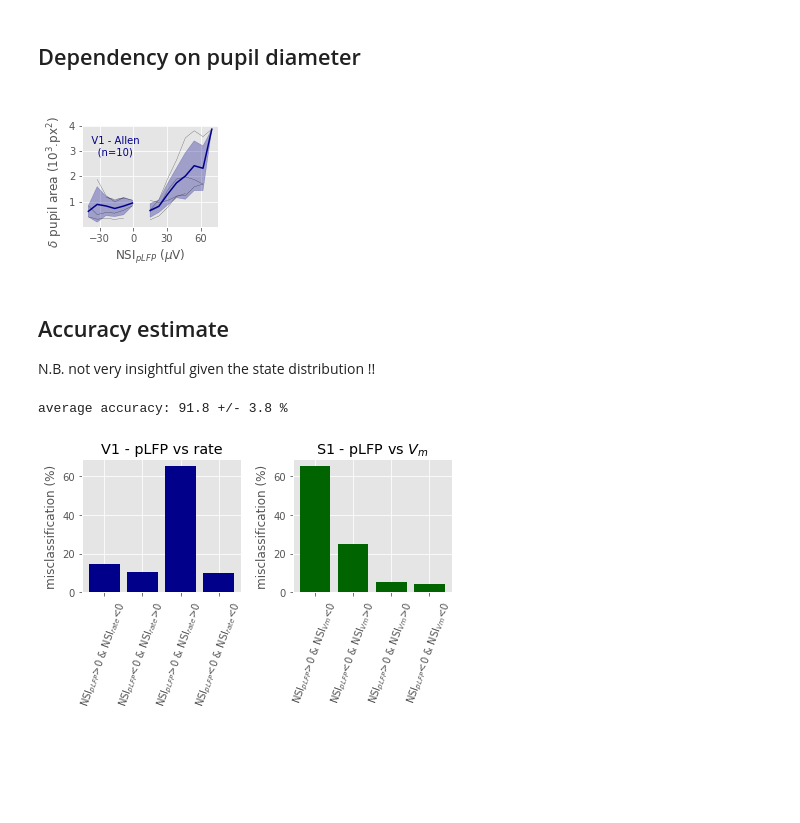
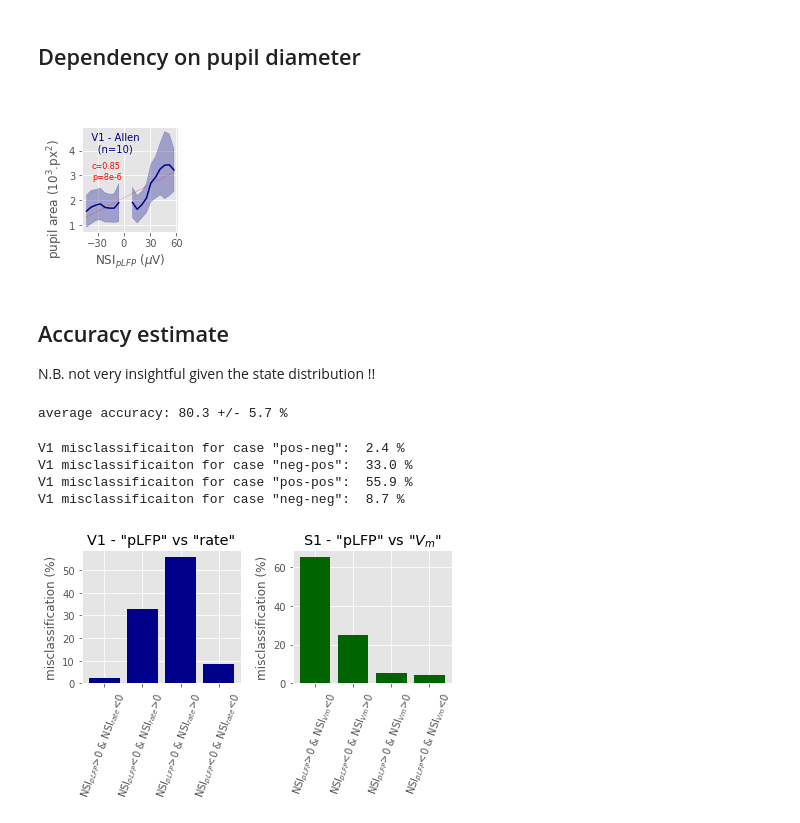
Before and after one commit to yzerlaut/Network_State_Index, a Jupyter notebook: demo/Allen-Neuropixels-dataset.ipynb, the cells around one changed output. Drawn from its saved outputs; the diff is of its cells as text; code cells hidden in the pictures; blank space fills up the shorter version.

```diff
--- a/demo/Allen-Neuropixels-dataset.ipynb
+++ b/demo/Allen-Neuropixels-dataset.ipynb
@@ -495,7 +495,7 @@ DATA = []
 for i in range(len(sessions)):
     data = Data(session_index=i, reduced=True)
     data.compute_NSI(quantity='pLFP',
-                     alpha=2.85,
+                     alpha=3.07,
                      p0_percentile=1,
                      verbose=False)
     data.validate_NSI(quantity='pLFP', verbose=False)
@@ -505,7 +505,7 @@ for i in range(len(sessions)):
                      verbose=False)
     DATA.append(data)
 # %%
-NSI_bins = np.linspace(-50, 80, 50)
+NSI_bins = np.linspace(-50, 80, 100)
 NSI_hist = np.zeros((len(sessions), len(NSI_bins)-1))
 for i, data in enumerate(DATA):
     NSI_hist[i,:] = np.histogram(data.pLFP_vNSI, bins=NSI_bins, density=True)[0]
@@ -584,9 +584,8 @@ else:
 # %% [markdown]
 ## Studying the population rate correlate of NSI$_{pLFP}$-based network states
 # %%
-NSI_bins_neg = np.linspace(-30, 0, 15)
-NSI_bins_pos = np.linspace(0, 60, 20)
-Nmin_episode = 5 # a minimum episode condition for each level (to get a meaningful average)
+NSI_bins_neg = np.linspace(-40, 0, 15)
+NSI_bins_pos = np.linspace(0, 50, 20)
 
 delta_env_rhythmic = np.zeros((len(sessions), len(NSI_bins_neg)))
 std_delta_env_rhythmic = np.zeros((len(sessions), len(NSI_bins_neg)))
@@ -600,7 +599,7 @@ for i, data in enumerate(DATA):
     rhythmic_cond_validated = data.i_pLFP_vNSI & (data.pLFP_NSI<0)
     indices = np.digitize(data.pLFP_NSI[rhythmic_cond_validated], bins=NSI_bins_neg)
     for k in range(len(NSI_bins_neg)):
-        if np.sum(indices==k)>=Nmin_episode:
+        if np.sum(indices==k)>0:
             delta_env_rhythmic[i,k] = np.mean(pop_act_low_freq_env[rhythmic_cond_validated][indices==k])
             std_delta_env_rhythmic[i,k] = np.std(pop_act_low_freq_env[rhythmic_cond_validated][indices==k])
         else:
@@ -612,7 +611,7 @@ for i, data in enumerate(DATA):
     pop_act_mean = resample_trace(data.t_pop_act, data.pop_act_sliding_mean, data.t_pLFP)
     indices = np.digitize(data.pLFP_NSI[nonrhythmic_cond_validated], bins=NSI_bins_pos)
     for k in range(len(NSI_bins_pos)):
-        if np.sum(indices==k)>=Nmin_episode:
+        if np.sum(indices==k)>0:
             mean_level_nonrhythmic[i,k] = np.mean(pop_act_mean[nonrhythmic_cond_validated][indices==k])
             std_level_nonrhythmic[i,k] = np.std(pop_act_mean[nonrhythmic_cond_validated][indices==k])
         else:
@@ -890,11 +889,13 @@ print('-- set of indices matching conditions: \n ', indices[times>t0][:10])
 # %% [markdown]
 ## Dependency on running speed
 # %%
+from scipy.stats import ttest_rel
 running_speed_threshold = 5 # cm/s
 
-NSI_bins = np.linspace(-50, 80, 50)
+NSI_bins = np.linspace(-40, 60, 20)
 NSI_hist_running = np.zeros((len(sessions), len(NSI_bins)-1))
 NSI_hist_still = np.zeros((len(sessions), len(NSI_bins)-1))
+run, still = [], []
 for i, data in enumerate(DATA):
     # we need to resample running speed to map them on validated episodes
     running_speed_resampled = resample_trace(data.t_running_speed,
@@ -903,6 +904,8 @@ for i, data in enumerate(DATA):
     NSI_hist_running[i,:] = np.histogram(data.pLFP_vNSI[running_cond], bins=NSI_bins, density=True)[0]
     still_cond = (np.abs(running_speed_resampled[data.i_pLFP_vNSI])<running_speed_threshold)
     NSI_hist_still[i,:] = np.histogram(data.pLFP_vNSI[still_cond], bins=NSI_bins, density=True)[0]
+    run.append(np.mean(data.pLFP_vNSI[running_cond]))
+    still.append(np.mean(data.pLFP_vNSI[still_cond]))
 # %%
 fig, ax = plt.subplots(1, figsize=(2.1,2.3))
 x = .5*(NSI_bins[1:]+NSI_bins[:-1])
@@ -951,48 +932,49 @@ plt.tight_layout()
 # %% [markdown]
 ## Dependency on pupil diameter
 # %%
-NSI_bins = np.linspace(-40, 70, 15)
-
+NSI_bins = np.linspace(-40, 60, 20)
 pupil_dep = np.zeros((len(sessions), len(NSI_bins)))*np.nan
-std_pupil_del = np.zeros((len(sessions), len(NSI_bins)))*np.nan
 
 Nmin_episode = 5
 
-fig, ax = plt.subplots(1, figsize=(2.7,2.3))
+fig, ax = plt.subplots(1, figsize=(2.2,2.3))
+
 n=0
 for i, data in enumerate(DATA):
     if data.pupil_area is not None:
         # we need to resample running speed to map them on validated episodes
         pupil_area_resampled = 1e-3*resample_trace(data.t_pupil_area,
                                               data.pupil_area, data.t_pLFP)[data.i_pLFP_vNSI]
 
-        pupil_area_resampled -= pupil_area_resampled.min()
-
         indices = np.digitize(data.pLFP_vNSI, bins=NSI_bins)
-
         for k in range(len(NSI_bins)):
             cond = (indices==k)
             if np.sum(cond)>Nmin_episode:
                 pupil_dep[i,k] = np.mean(pupil_area_resampled[cond])
             else:
                 pupil_dep[i,k] = np.nan
         n+=1
-        #pupil_dep[i,:] -= np.min(pupil_dep[i,:])
-        ax.plot(NSI_bins, pupil_dep[i,:], 'k-', lw=0.2)
 
-ax.annotate('\n   V1 - Allen\n     (n=%i)' % n, (0,1), xycoords='axes fraction', color='darkblue', va='top')
-ax.plot(NSI_bins, np.nanmean(pupil_dep, axis=0), color='darkblue')
-ax.fill_between(NSI_bins,
+# stat test
+cond = np.isfinite(np.nanmean(pupil_dep, axis=0))
+pol = np.polyfit(NSI_bins[cond]-.5*(NSI_bins[1]-NSI_bins[0]), np.nanmean(pupil_dep, axis=0)[cond], 1)
+ax.plot(NSI_bins-.5*(NSI_bins[1]-NSI_bins[0]), np.polyval(pol, NSI_bins-.5*(NSI_bins[1]-NSI_bins[0])), ':', color='red', lw=0.5)
+ax.annotate(str('c=%.2f\np=%.0e'%pearsonr(NSI_bins[cond], np.nanmean(pupil_dep, axis=0)[cond])).replace('-0', '-'), (.1,.5),
+            color='r', xycoords='axes fraction', fontsize=8)
+ax.annotate('   V1 - Allen\n     (n=%i)' % n, (0,0.95), xycoords='axes fraction', color='darkblue', va='top')
+ax.plot(NSI_bins-.5*(NSI_bins[1]-NSI_bins[0]), np.nanmean(pupil_dep, axis=0), color='darkblue')
+ax.fill_between(NSI_bins-.5*(NSI_bins[1]-NSI_bins[0]),
                 np.nanmean(pupil_dep, axis=0)-np.nanstd(pupil_dep, axis=0),
                 np.nanmean(pupil_dep, axis=0)+np.nanstd(pupil_dep, axis=0), color='darkblue', alpha=.3)
 
-ax.set_ylabel(' $\delta$ pupil area (10$^{3}$.px$^2$)     ')
+ax.set_ylabel('pupil area (10$^{3}$.px$^2$)           ')
 ax.set_xlabel('NSI$_{pLFP}$ ($\mu$V)')
 ax.set_xticks([-30,0,30,60])
 plt.tight_layout()
-#fig.savefig('../doc/V1-NSI-pupil.svg')
+
+fig.savefig('../doc/V1-NSI-pupil.svg')
 # %% [output]
-[figure, old version]
+[figure, new version]
 # %% [markdown]
 ## Accuracy estimate
 
@@ -1048,13 +1030,13 @@ V1_rate_comp_misclassification = {'pos-neg':[],
 average_accuracy = []
 for data in DATA:
     summary = get_accuracy(data, with_fig=False,
-                          rate_tolerance=3)
+                          rate_tolerance=2.5)
     for key in V1_rate_comp_misclassification:
         V1_rate_comp_misclassification[key].append(100*summary[key]/summary['wrong'])
     average_accuracy.append(100*(1-summary['wrong']/summary['all']))
 print('average accuracy: %.1f +/- %.1f %%' % (np.mean(average_accuracy), np.std(average_accuracy)))
 # %% [output]
-average accuracy: 91.8 +/- 3.8 %
+average accuracy: 80.3 +/- 5.7 %
 # %%
 S1_Vm_comp_misclassification = {'pos-neg':65.3,
                                 'neg-pos':25.0,
@@ -1065,15 +1047,20 @@ fig, AX = plt.subplots(1, 2, figsize=(6,4))
 for i, key in enumerate(V1_rate_comp_misclassification):
     AX[0].bar([i], np.mean(V1_rate_comp_misclassification[key]), color='darkblue')
     AX[1].bar([i], [S1_Vm_comp_misclassification[key]], color='darkgreen')
+    print('V1 misclassificaiton for case "%s": ' % key, '%.1f %%' % np.mean(V1_rate_comp_misclassification[key]))
 AX[0].set_ylabel('misclassification (%)')
-AX[0].set_title('V1 - pLFP vs rate')
+AX[0].set_title('V1 - "pLFP" vs "rate"')
 AX[1].set_ylabel('misclassification (%)')
-AX[1].set_title('S1 - pLFP vs $V_m$')
+AX[1].set_title('S1 - "pLFP" vs "$V_m$"')
 AX[0].set_xticks(range(4))
 AX[0].set_xticklabels(['NSI$_{pLFP}$>0 & NSI$_{rate}$<0', 'NSI$_{pLFP}$<0 & NSI$_{rate}$>0', 'NSI$_{pLFP}$>0 & NSI$_{rate}$>0', 'NSI$_{pLFP}$<0 & NSI$_{rate}$<0'], rotation=70)
 AX[1].set_xticks(range(4))
 AX[1].set_xticklabels(['NSI$_{pLFP}$>0 & NSI$_{Vm}$<0', 'NSI$_{pLFP}$<0 & NSI$_{Vm}$>0', 'NSI$_{pLFP}$>0 & NSI$_{Vm}$>0', 'NSI$_{pLFP}$<0 & NSI$_{Vm}$<0'], rotation=70)
 plt.tight_layout()
-#fig.savefig('../doc/accuracy-summary.svg')
+fig.savefig('../doc/accuracy-summary.svg')
 # %% [output]
+V1 misclassificaiton for case "pos-neg":  2.4 %
+V1 misclassificaiton for case "neg-pos":  33.0 %
+V1 misclassificaiton for case "pos-pos":  55.9 %
+V1 misclassificaiton for case "neg-neg":  8.7 %
-[figure, old version]
+[figure, new version]
```
Also changed, not shown: parts of 16 cells of this notebook, 1 other file.
